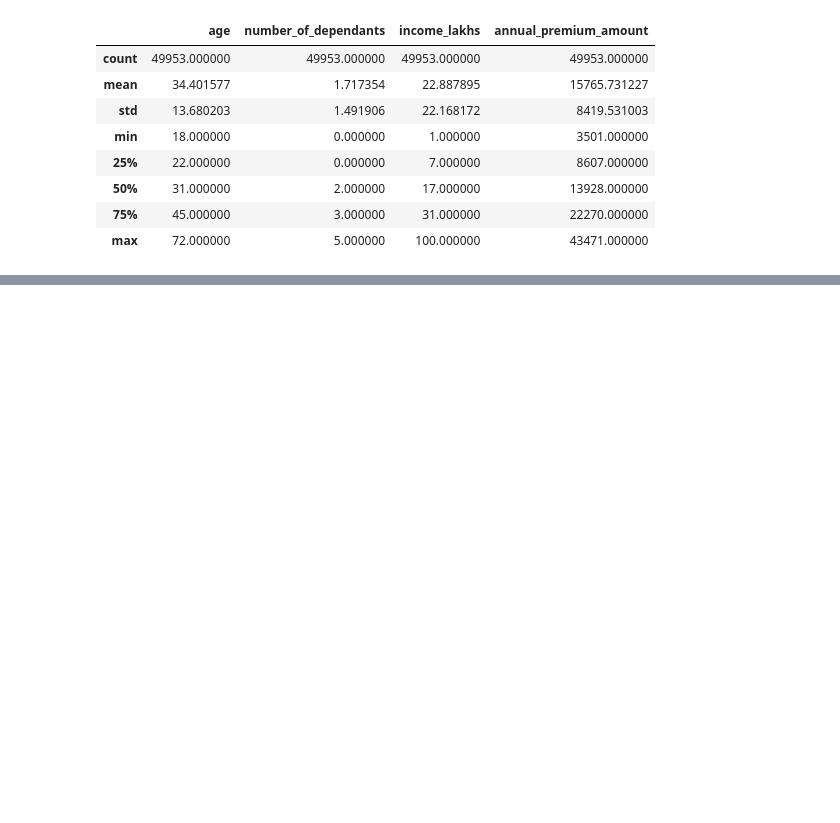
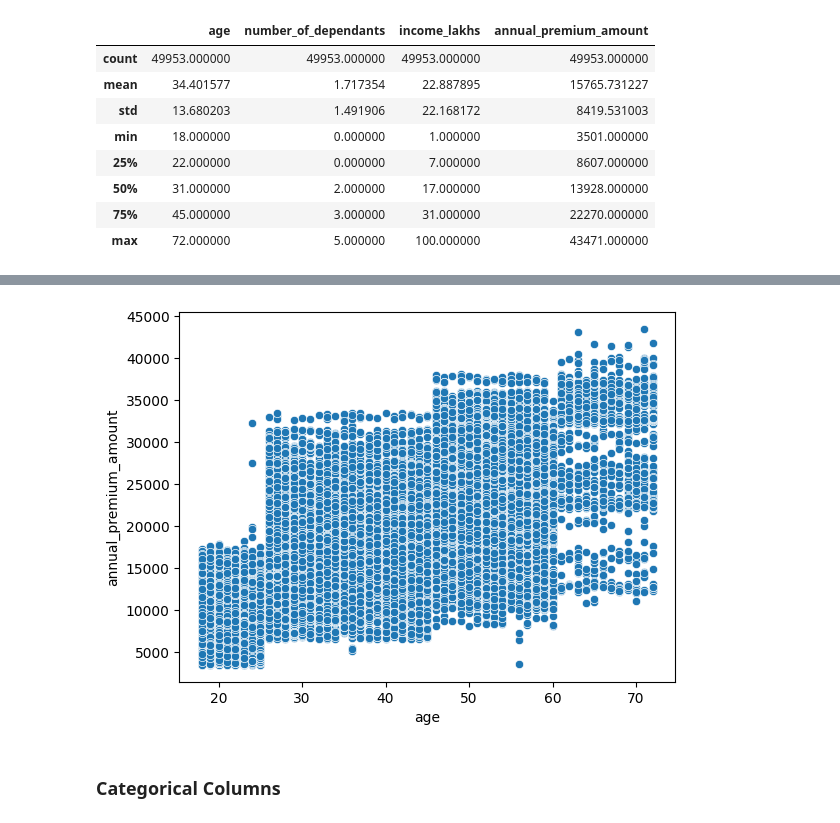
Before and after one commit to HMurawski/Health-Insurance-Model, a Jupyter notebook: notebooks/01_eda.ipynb, the cells around one changed output, grey strips where cells are left out. Saved outputs shown, nothing was run; the diff lists cells and outputs as text; code cells hidden in the pictures; blank space fills up the shorter version.

```diff
--- a/notebooks/01_eda.ipynb
+++ b/notebooks/01_eda.ipynb
@@ -264,0 +275,7 @@ df.describe()
+# %%
+sns.scatterplot(df, x="age", y="annual_premium_amount")
+plt.show()
+# %% [output]
+[figure, added]
+# %% [markdown]
+### Categorical Columns
```
Also changed, not shown: parts of 11 cells of this notebook.
